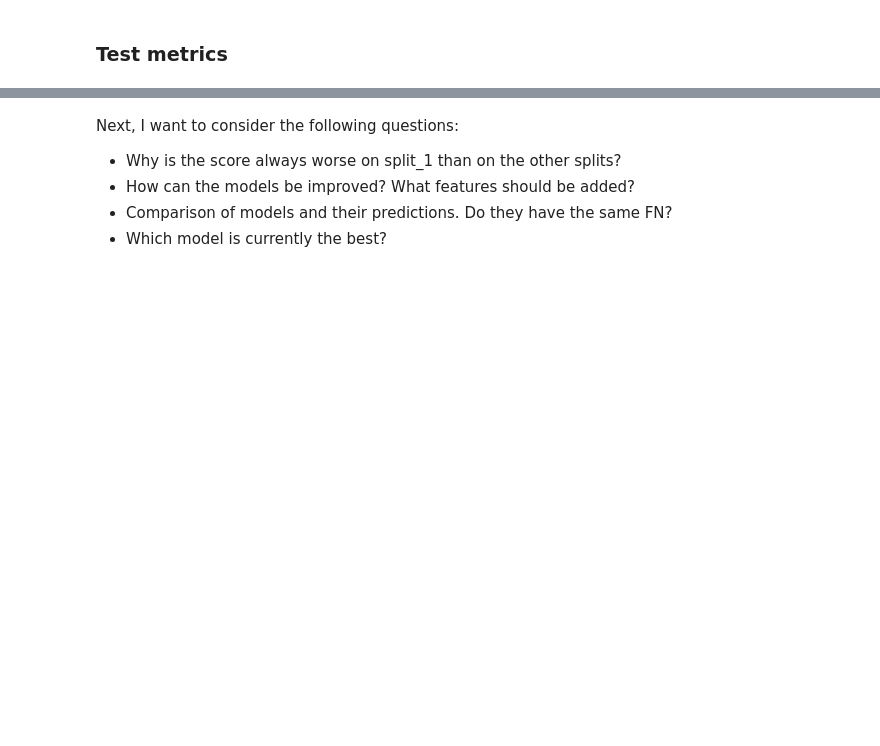
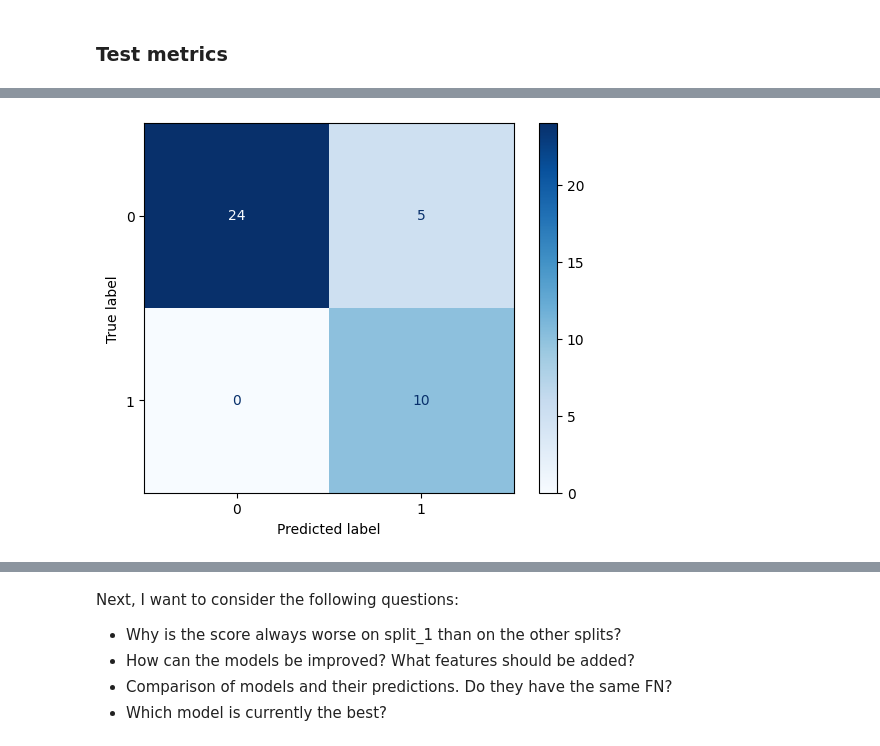
Before and after one commit to Lymuthien/heart_failure, a Jupyter notebook: notebooks/5.1-xgboost.ipynb, the cells around one changed output, grey strips where cells are left out. Cells and saved outputs as stored; diff of their text form; code cells hidden in the pictures; blank space fills up the shorter version.

```diff
--- a/notebooks/5.1-xgboost.ipynb
+++ b/notebooks/5.1-xgboost.ipynb
@@ -163 +160,7 @@ pr_auc       0.923284
 dtype: float64
+# %%
+female = X_test[SEX] == "F"
+ConfusionMatrixDisplay.from_predictions(y_test[female], y_test_pred[female], cmap="Blues")
+plt.show()
+# %% [output]
+[figure, added]
```
Also changed, not shown: parts of 11 cells of this notebook, 2 other files.
